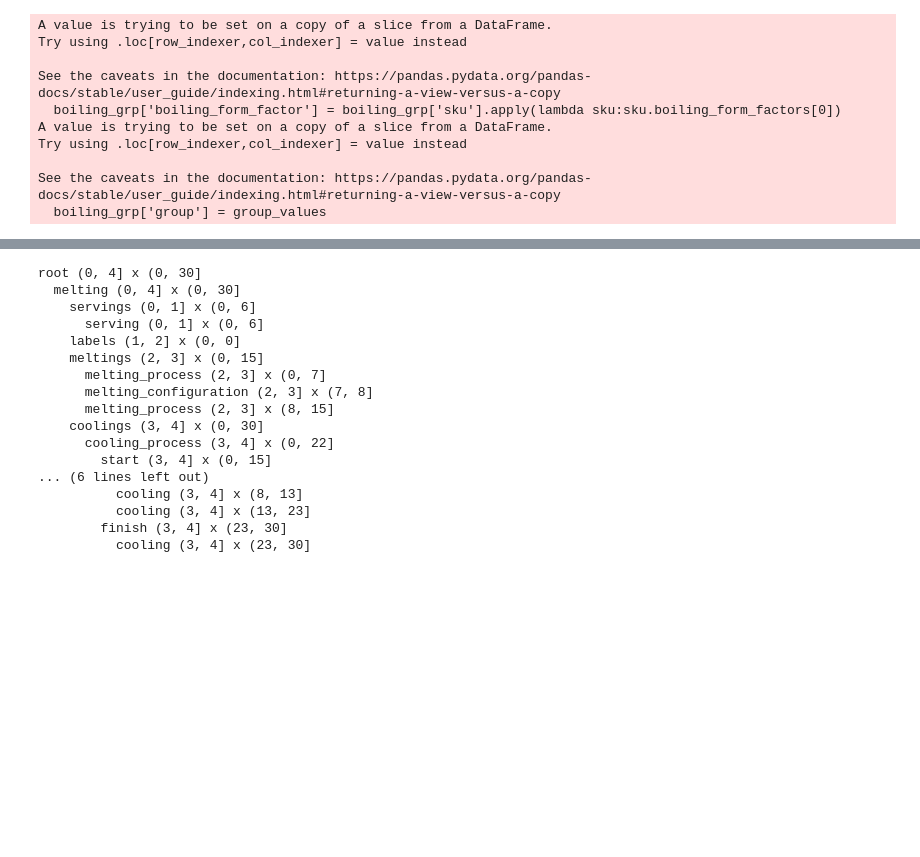
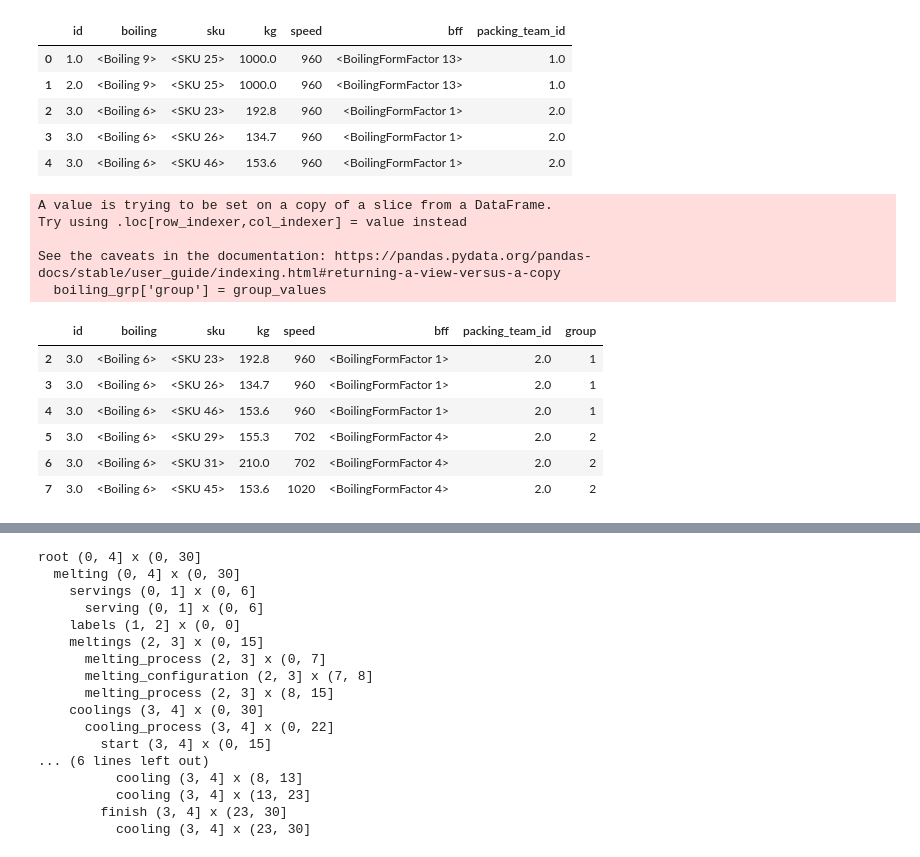
Before and after one commit to nkrokhmal/umalat, a Jupyter notebook: research/akadaner/2020.12.18 melting_and_packing.ipynb, the cells around one changed output, grey strips where cells are left out. Cells and saved outputs as stored; diff of their text form; code cells hidden in the pictures; blank space fills up the shorter version.

```diff
--- a/research/akadaner/2020.12.18 melting_and_packing.ipynb
+++ b/research/akadaner/2020.12.18 melting_and_packing.ipynb
@@ -15,34 +15,45 @@ boiling_plan_df['sku'] = boiling_plan_df['sku'].apply(cast_sku)
 # boiling_plan_df['boiling'] = boiling_plan_df['boiling'].apply(cast_boiling)
 boiling_plan_df['boiling'] = boiling_plan_df['sku'].apply(lambda sku: sku.boilings[0])
 boiling_plan_df.sort_values(by='id')
+boiling_plan_df['speed'] = boiling_plan_df['sku'].apply(lambda sku: sku.packing_speed)
+boiling_plan_df['bff'] = boiling_plan_df['sku'].apply(lambda sku:sku.boiling_form_factors[0])
 
-def add_push_with_props(parent, block):
-    return add_push(parent, block, new_props=block.props.get_all_props())
-
-
-boiling_grp = boiling_plan_df[boiling_plan_df['id'] == 3]
-boiling_grp['boiling_form_factor'] = boiling_grp['sku'].apply(lambda sku:sku.boiling_form_factors[0])
-
-# mark groups
-cur_group = 0
-cur_form_factor = None
-group_values = []
-for i, row in boiling_grp.iterrows():
-    if row['boiling_form_factor'] != cur_form_factor:
-        cur_group += 1
-        cur_form_factor = row['boiling_form_factor']
-    group_values.append(cur_group)
-boiling_grp['group'] = group_values
-
-boiling_model = boiling_grp.iloc[0]['boiling']
+boiling_plan_df.at[:2, 'packing_team_id'] = 1
+boiling_plan_df.at[2:, 'packing_team_id'] = 2
+boiling_plan_df.head()
 # %% [output]
-A value is trying to be set on a copy of a slice from a DataFrame.
-Try using .loc[row_indexer,col_indexer] = value instead
-
-See the caveats in the documentation: https://pandas.pydata.org/pandas-docs/stable/user_guide/indexing.html#returning-a-view-versus-a-copy
-  boiling_grp['boiling_form_factor'] = boiling_grp['sku'].apply(lambda sku:sku.boiling_form_factors[0])
-A value is trying to be set on a copy of a slice from a DataFrame.
-Try using .loc[row_indexer,col_indexer] = value instead
-
-See the caveats in the documentation: https://pandas.pydata.org/pandas-docs/stable/user_guide/indexing.html#returning-a-view-versus-a-copy
-  boiling_grp['group'] = group_values
+|  | id | boiling | sku | kg | speed | bff | packing_team_id |
+| 0 | 1.0 | <Boiling 9> | <SKU 25> | 1000.0 | 960 | <BoilingFormFactor 13> | 1.0 |
+| 1 | 2.0 | <Boiling 9> | <SKU 25> | 1000.0 | 960 | <BoilingFormFactor 13> | 1.0 |
+| 2 | 3.0 | <Boiling 6> | <SKU 23> | 192.8 | 960 | <BoilingFormFactor 1> | 2.0 |
+| 3 | 3.0 | <Boiling 6> | <SKU 26> | 134.7 | 960 | <BoilingFormFactor 1> | 2.0 |
+| 4 | 3.0 | <Boiling 6> | <SKU 46> | 153.6 | 960 | <BoilingFormFactor 1> | 2.0 |
+# %%
+boiling_grp = boiling_plan_df[boiling_plan_df['id'] == 3]
+
+# mark groups
+cur_group = 0
+cur_form_factor = None
+group_values = []
+for i, row in boiling_grp.iterrows():
+    if row['bff'] != cur_form_factor:
+        cur_group += 1
+        cur_form_factor = row['bff']
+    group_values.append(cur_group)
+boiling_grp['group'] = group_values
+
+boiling_model = boiling_grp.iloc[0]['boiling']
+boiling_grp
+# %% [output]
+A value is trying to be set on a copy of a slice from a DataFrame.
+Try using .loc[row_indexer,col_indexer] = value instead
+
+See the caveats in the documentation: https://pandas.pydata.org/pandas-docs/stable/user_guide/indexing.html#returning-a-view-versus-a-copy
+  boiling_grp['group'] = group_values
+|  | id | boiling | sku | kg | speed | bff | packing_team_id | group |
+| 2 | 3.0 | <Boiling 6> | <SKU 23> | 192.8 | 960 | <BoilingFormFactor 1> | 2.0 | 1 |
+| 3 | 3.0 | <Boiling 6> | <SKU 26> | 134.7 | 960 | <BoilingFormFactor 1> | 2.0 | 1 |
+| 4 | 3.0 | <Boiling 6> | <SKU 46> | 153.6 | 960 | <BoilingFormFactor 1> | 2.0 | 1 |
+| 5 | 3.0 | <Boiling 6> | <SKU 29> | 155.3 | 702 | <BoilingFormFactor 4> | 2.0 | 2 |
+| 6 | 3.0 | <Boiling 6> | <SKU 31> | 210.0 | 702 | <BoilingFormFactor 4> | 2.0 | 2 |
+| 7 | 3.0 | <Boiling 6> | <SKU 45> | 153.6 | 1020 | <BoilingFormFactor 4> | 2.0 | 2 |
```
Also changed, not shown: parts of 10 cells of this notebook, 5 other files.
